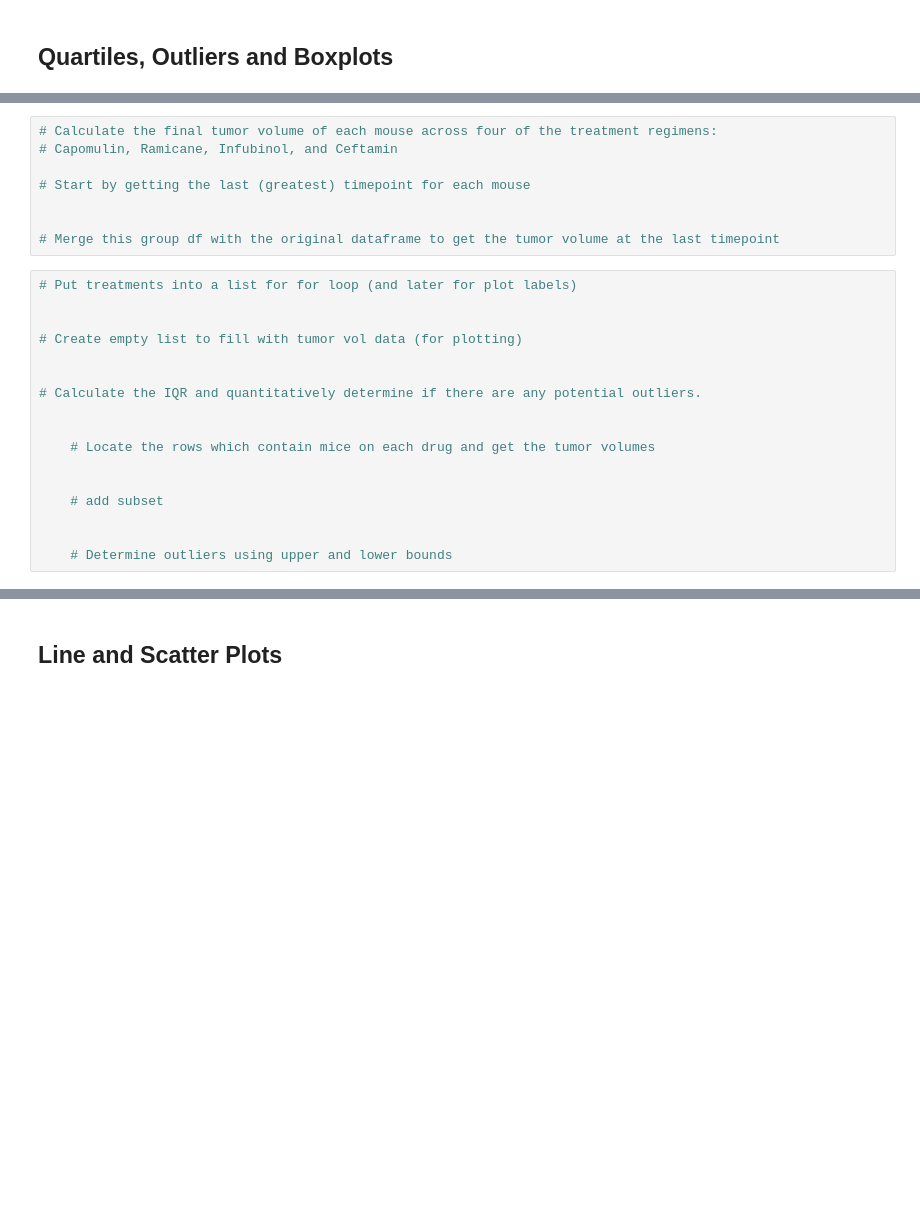
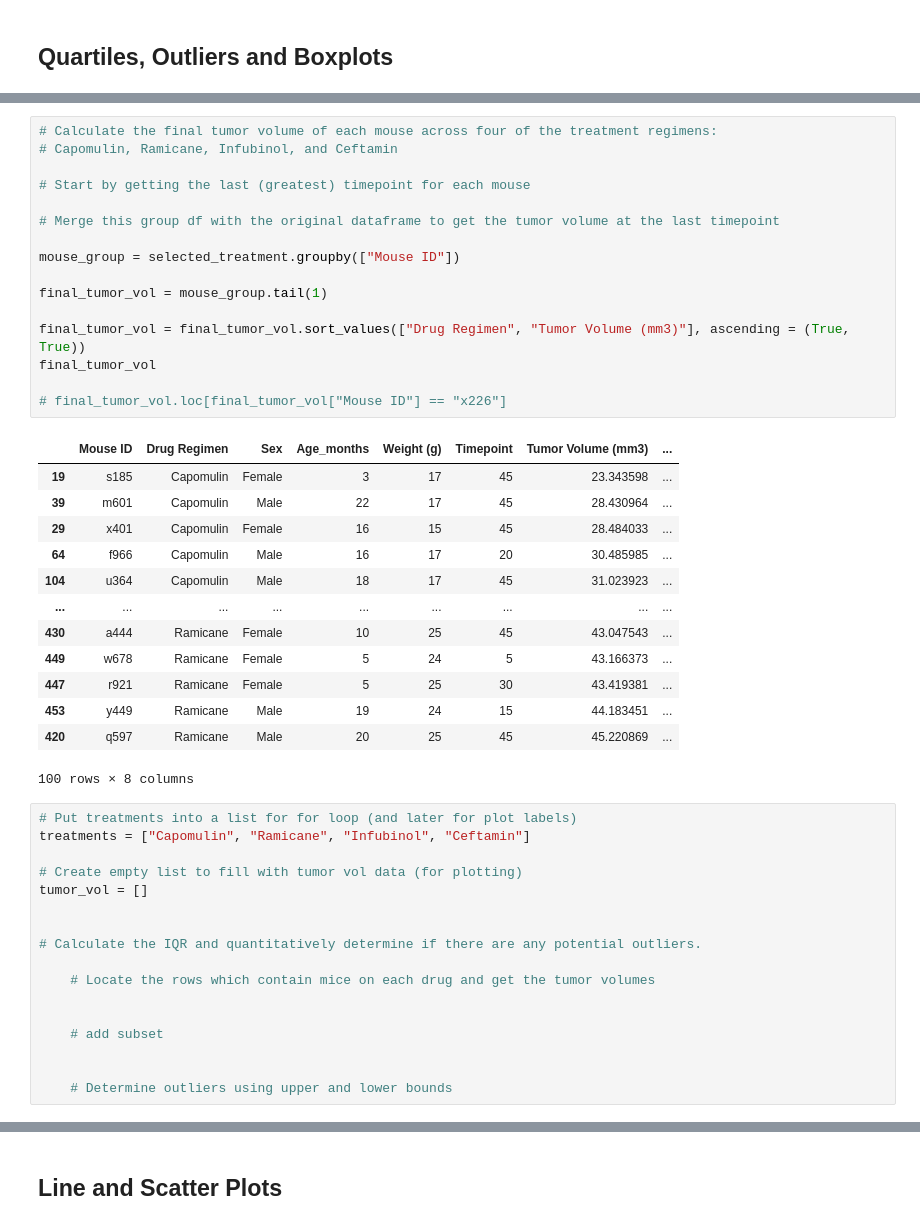
Before and after one commit to LP-116/matplotlib-challenge, a Jupyter notebook: pymaceuticals_starter.ipynb, the cells around one changed output, grey strips where cells are left out. Cells and saved outputs as stored; diff of their text form; blank space fills up the shorter version.

```diff
--- a/pymaceuticals_starter.ipynb
+++ b/pymaceuticals_starter.ipynb
@@ -238,20 +257,42 @@ plt.show()
 # %%
 # Calculate the final tumor volume of each mouse across four of the treatment regimens:
 # Capomulin, Ramicane, Infubinol, and Ceftamin
 
 # Start by getting the last (greatest) timepoint for each mouse
 
+# Merge this group df with the original dataframe to get the tumor volume at the last timepoint
 
-# Merge this group df with the original dataframe to get the tumor volume at the last timepoint
+mouse_group = selected_treatment.groupby(["Mouse ID"])
+
+final_tumor_vol = mouse_group.tail(1)
+
+final_tumor_vol = final_tumor_vol.sort_values(["Drug Regimen", "Tumor Volume (mm3)"], ascending = (True, True))
+final_tumor_vol
+
+# final_tumor_vol.loc[final_tumor_vol["Mouse ID"] == "x226"]
+# %% [output]
+|  | Mouse ID | Drug Regimen | Sex | Age_months | Weight (g) | Timepoint | Tumor Volume (mm3) | ... |
+| 19 | s185 | Capomulin | Female | 3 | 17 | 45 | 23.343598 | ... |
+| 39 | m601 | Capomulin | Male | 22 | 17 | 45 | 28.430964 | ... |
+| 29 | x401 | Capomulin | Female | 16 | 15 | 45 | 28.484033 | ... |
+| 64 | f966 | Capomulin | Male | 16 | 17 | 20 | 30.485985 | ... |
+| 104 | u364 | Capomulin | Male | 18 | 17 | 45 | 31.023923 | ... |
+| ... | ... | ... | ... | ... | ... | ... | ... | ... |
+| 430 | a444 | Ramicane | Female | 10 | 25 | 45 | 43.047543 | ... |
+| 449 | w678 | Ramicane | Female | 5 | 24 | 5 | 43.166373 | ... |
+| 447 | r921 | Ramicane | Female | 5 | 25 | 30 | 43.419381 | ... |
+| 453 | y449 | Ramicane | Male | 19 | 24 | 15 | 44.183451 | ... |
+| 420 | q597 | Ramicane | Male | 20 | 25 | 45 | 45.220869 | ... |
+100 rows × 8 columns
 # %%
 # Put treatments into a list for for loop (and later for plot labels)
-
+treatments = ["Capomulin", "Ramicane", "Infubinol", "Ceftamin"]
 
 # Create empty list to fill with tumor vol data (for plotting)
+tumor_vol = []
 
 
 # Calculate the IQR and quantitatively determine if there are any potential outliers.
-
 
     # Locate the rows which contain mice on each drug and get the tumor volumes
 
```
Also changed, not shown: parts of 7 cells of this notebook.
